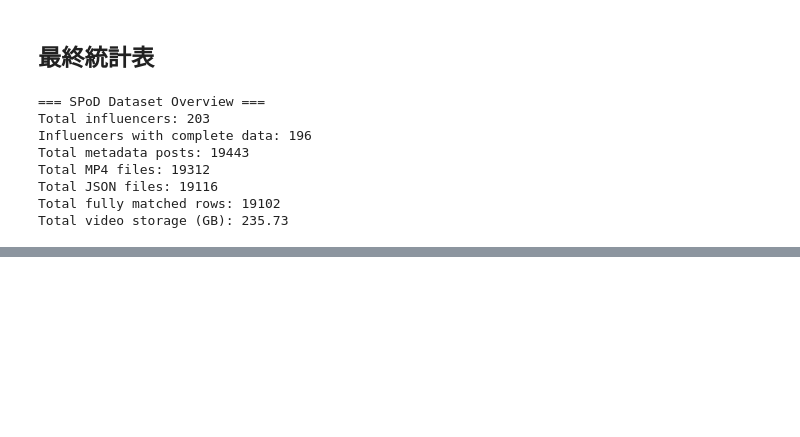
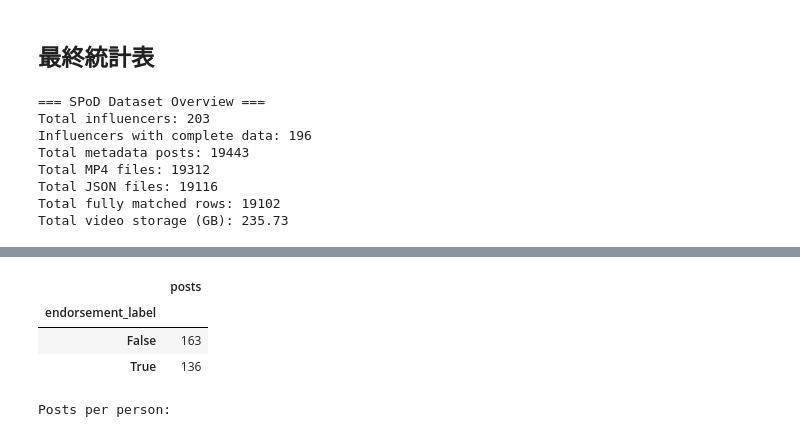
Before and after one commit to ying-tzu-dai/Multimodal_SPoD_Video, a Jupyter notebook: scripts/data_exploration.ipynb, the cells around one changed output, grey strips where cells are left out. Saved outputs shown, nothing was run; the diff lists cells and outputs as text; code cells hidden in the pictures; blank space fills up the shorter version.

Commit message:
Splited data and extracted pilot dataset

```diff
--- a/scripts/data_exploration.ipynb
+++ b/scripts/data_exploration.ipynb
@@ -1424,0 +1279,73 @@ display(df_category_distribution)
+# %%
+# 參照 Viechtbauer et al. (2015)
+CONFIDENCE = 0.95
+PROBLEM_RATE = 0.01
+PILOT_SEED = 3
+
+pilot_n = math.ceil(
+    math.log(1 - CONFIDENCE)
+    / math.log(1 - PROBLEM_RATE)
+)
+
+train_df = df.loc[df["split"] == "train"].copy()
+
+if len(train_df) < pilot_n:
+    raise ValueError(
+        f"Training set 只有 {len(train_df)} 篇，"
+        f"不足以抽出 {pilot_n} 篇"
+    )
+
+# 不放回 Simple Random Sampling
+df_pilot = train_df.sample(
+    n=pilot_n,
+    replace=False,
+    random_state=PILOT_SEED
+).copy()
+
+df_pilot["pilot_sample"] = True
+
+# 核對 Pilot 只包含 Training 資料
+assert df_pilot["split"].eq("train").all()
+
+assert len(df_pilot) == pilot_n
+
+assert not df_pilot.duplicated(
+    ["ig_id", "post_id"]
+).any()
+
+# 檢查 Pilot 的所有貼文是否都來自 Train
+train_keys = set(zip(
+    train_df["ig_id"], train_df["post_id"]
+))
+
+pilot_keys = set(zip(
+    df_pilot["ig_id"], df_pilot["post_id"]
+))
+
+assert pilot_keys.issubset(train_keys)
+
+# 儲存
+df_pilot[export_cols].to_csv(
+    OUTPUT_DIR / f"pilot_{pilot_n}.csv",
+    index=False,
+    encoding="utf-8-sig"
+)
+
+print("Pilot sample size:", len(df_pilot))
+print("Unique persons:", df_pilot["person_group"].nunique())
+print("Unique IG accounts:", df_pilot["ig_id"].nunique())
+
+print("\nPseudo-label distribution:")
+display(
+    df_pilot["endorsement_label"]
+    .value_counts(dropna=False)
+    .to_frame("posts")
+)
+
+print("\nPosts per person:")
+display(
+    df_pilot["person_group"]
+    .value_counts()
+    .describe()
+)
+# %% [output]
@@ -1424,0 +1357,5 @@ display(df_category_distribution)
+|  | posts |
+| endorsement_label |  |
+| False | 163 |
+| True | 136 |
+Posts per person:
```
Also changed, not shown: parts of 25 cells of this notebook.
